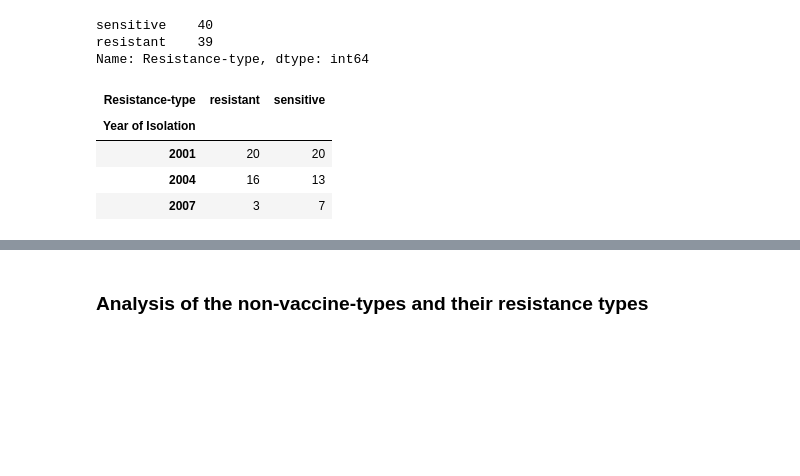
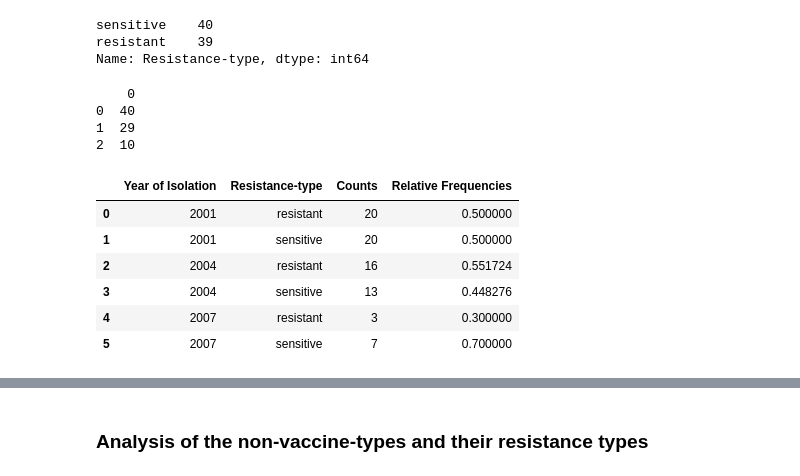
Before and after one commit to mjemons/IDD_TB, a Jupyter notebook: scripts/data-analysis.ipynb, the cells around one changed output, grey strips where cells are left out. Saved outputs shown, nothing was run; the diff lists cells and outputs as text; code cells hidden in the pictures; blank space fills up the shorter version.

```diff
--- a/scripts/data-analysis.ipynb
+++ b/scripts/data-analysis.ipynb
@@ -242,8 +239,0 @@ contigency_vacc = pd.crosstab(df_vacc['Year of Isolation'], df_vacc['Resistance-
-# %%
-contigency_vacc
-# %% [output]
-| Resistance-type | resistant | sensitive |
-| Year of Isolation |  |  |
-| 2001 | 20 | 20 |
-| 2004 | 16 | 13 |
-| 2007 | 3 | 7 |
@@ -249,0 +246,27 @@ contigency_vacc
+# %%
+#in order to normalise the counts and get relative frequencies
+norm = df_vacc['Year of Isolation'].value_counts()
+norm = pd.DataFrame(np.array(norm))
+
+print(norm)
+
+newdf = pd.DataFrame(np.repeat(norm.values,2,axis=0))
+newdf.columns = ['norm']
+
+#actual normalisation
+df_vacc_freq['Relative Frequencies'] = df_vacc_freq['Counts']/newdf['norm']
+# %% [output]
+    0
+0  40
+1  29
+2  10
+# %%
+df_vacc_freq
+# %% [output]
+|  | Year of Isolation | Resistance-type | Counts | Relative Frequencies |
+| 0 | 2001 | resistant | 20 | 0.500000 |
+| 1 | 2001 | sensitive | 20 | 0.500000 |
+| 2 | 2004 | resistant | 16 | 0.551724 |
+| 3 | 2004 | sensitive | 13 | 0.448276 |
+| 4 | 2007 | resistant | 3 | 0.300000 |
+| 5 | 2007 | sensitive | 7 | 0.700000 |
```
Also changed, not shown: parts of 11 cells of this notebook, 1 other file.
